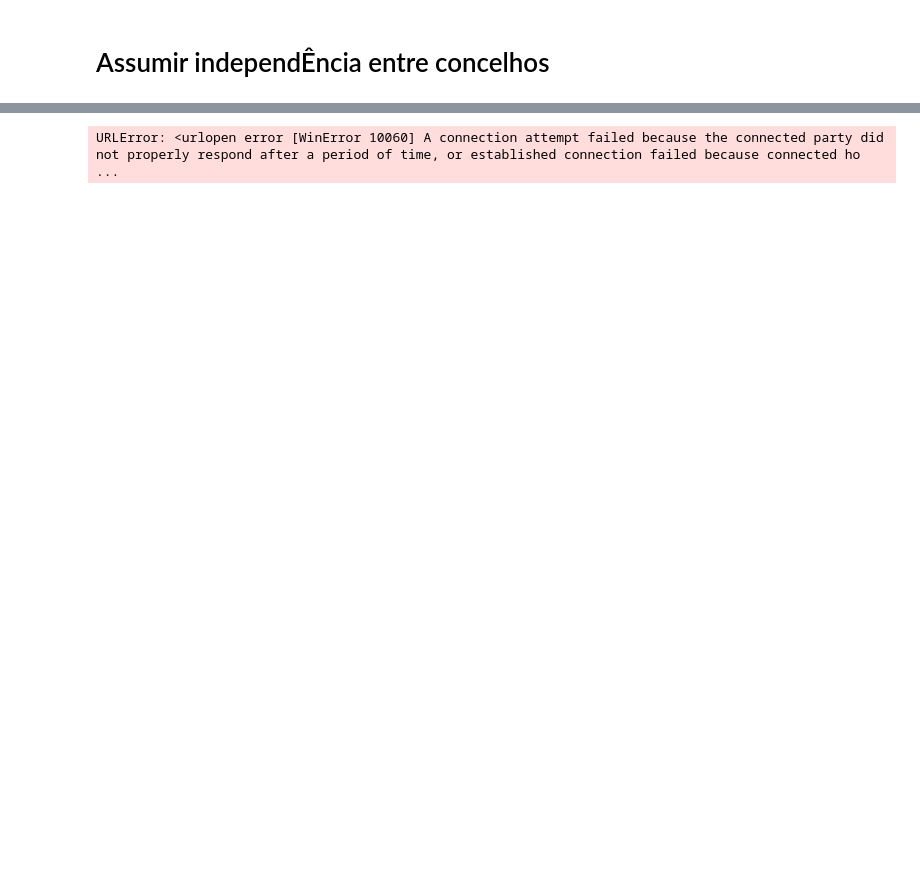
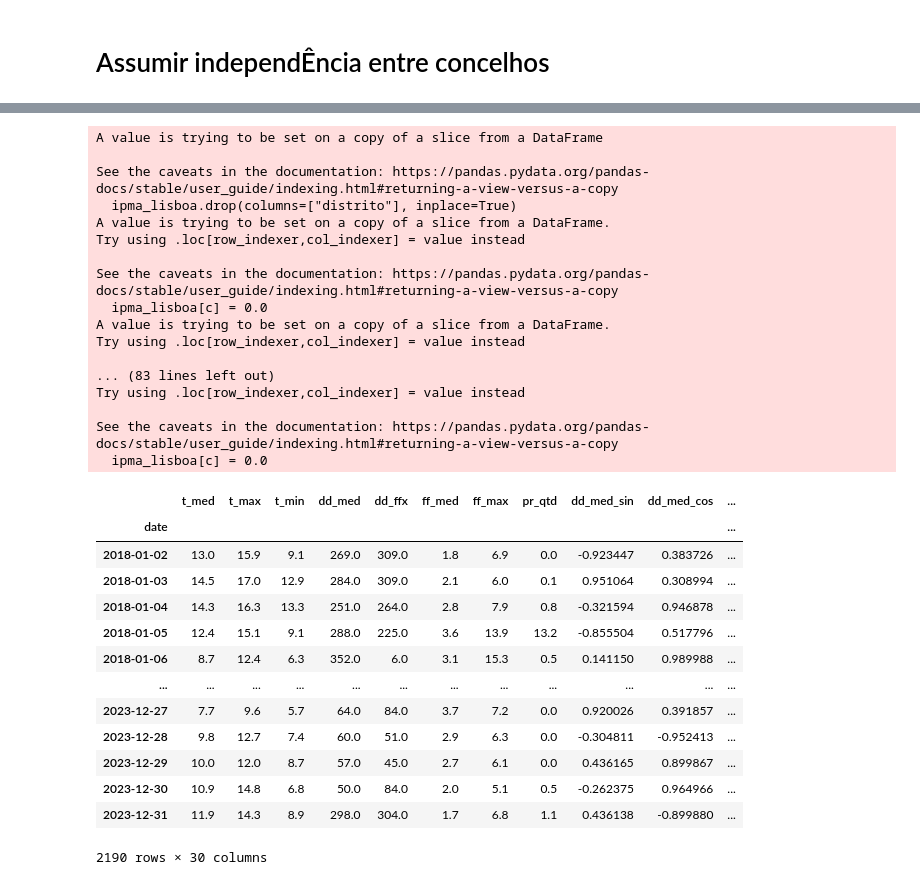
Before and after one commit to Vullkano/pfacd, a Jupyter notebook: src/modeling/modeling.ipynb, the cells around one changed output, grey strips where cells are left out. Cells and saved outputs as stored; diff of their text form; code cells hidden in the pictures; blank space fills up the shorter version.

Commit message:
separado em dias e features dos eventos

```diff
--- a/src/modeling/modeling.ipynb
+++ b/src/modeling/modeling.ipynb
@@ -131,13 +130,73 @@ lisboa
 # %%
 from eventdetector_ts import load_martian_bow_shock, FFN
 from eventdetector_ts.metamodel.meta_model import MetaModel
+from unidecode import unidecode
+def transform_concelhos(x):
+  return unidecode(x).upper().replace(' ', '-')
+# transform to dataset, eventos
+# first import data/dados_ipma/dados_ipma_imputado.feather
+ipma = clean_names(feather.read_feather(here("data/dados_ipma/dados_ipma_imputado.feather")))
+# filter > 2018
+ipma = ipma[ipma.date > "2018-01-01"]
+# filter to lisboa
+ipma.rename(columns={"estacao": "distrito"}, inplace=True)
+ipma.index = ipma.date
+# add sin and pos column for year and month
+ipma["sen_ano"] = np.sin(2*np.pi*ipma.index.year/12)
+ipma["cos_ano"] = np.cos(2*np.pi*ipma.index.year/12)
+ipma["sen_mes"] = np.sin(2*np.pi*ipma.index.month/12)
+ipma["cos_mes"] = np.cos(2*np.pi*ipma.index.month/12)
 
-dataset, events = load_martian_bow_shock()
+ipma.drop(columns=["index", "ano", "mes", "dia", "date"], inplace=True)
+ipma["distrito"] = ipma["distrito"].apply(transform_concelhos)
+ipma_lisboa = ipma[ipma.distrito == "LISBOA"]
+ipma_lisboa.drop(columns=["distrito"], inplace=True)
+# add columns not related to the event
+not_event_related = ["densidade_populacional", "populacao_residente", "setor_primario", "setor_secundario", "setor_terciario", "indice_de_envelhecimento", "rural", "count_zonaa", "count_zonab", "count_zonac", "total_concelho_zonas", "percentagem_zonaa", "percentagem_zonab", "percentagem_zonac", "soma_degree_rede_concelho", "n_subestacoes_concelho",  "perc_prim", "perc_sec", "perc_terc"]
+for c in not_event_related:
+  # join por ano
+  ipma_lisboa[c] = 0.0
+  for y in range(2018, 2023):
+    # they don't change over time, only change evert year
+    ipma_lisboa.loc[ipma_lisboa.index.year == y, c] = lisboa.loc[lisboa.data_do_incidente.dt.year == y, c].values[0]
 
-meta_model = MetaModel(output_dir="mex_bow_shocks", dataset=dataset, events=events, width=76, step=1,
-                       time_window=5400.0, batch_size=3000, models=[(FFN, 1)],
-                       hyperparams_ffn=(1 , 1, 20, 20, "sigmoid"))
+ipma_lisboa = ipma_lisboa.drop_constant_columns()
+ipma_lisboa
 
-meta_model.fit()
+# meta_model = MetaModel(output_dir="mex_bow_shocks", dataset=dataset, events=events, width=76, step=1,
+#                        time_window=5400.0, batch_size=3000, models=[(FFN, 1)],
+#                        hyperparams_ffn=(1 , 1, 20, 20, "sigmoid"))
+#
+# meta_model.fit()
 # %% [output]
-URLError: <urlopen error [WinError 10060] A connection attempt failed because the connected party did not properly respond after a period of time, or established connection failed because connected ho ...
+A value is trying to be set on a copy of a slice from a DataFrame
+
+See the caveats in the documentation: https://pandas.pydata.org/pandas-docs/stable/user_guide/indexing.html#returning-a-view-versus-a-copy
+  ipma_lisboa.drop(columns=["distrito"], inplace=True)
+A value is trying to be set on a copy of a slice from a DataFrame.
+Try using .loc[row_indexer,col_indexer] = value instead
+
+See the caveats in the documentation: https://pandas.pydata.org/pandas-docs/stable/user_guide/indexing.html#returning-a-view-versus-a-copy
+  ipma_lisboa[c] = 0.0
+A value is trying to be set on a copy of a slice from a DataFrame.
+Try using .loc[row_indexer,col_indexer] = value instead
+
+... (83 lines left out)
+Try using .loc[row_indexer,col_indexer] = value instead
+
+See the caveats in the documentation: https://pandas.pydata.org/pandas-docs/stable/user_guide/indexing.html#returning-a-view-versus-a-copy
+  ipma_lisboa[c] = 0.0
+|  | t_med | t_max | t_min | dd_med | dd_ffx | ff_med | ff_max | pr_qtd | dd_med_sin | dd_med_cos | ... |
+| date |  |  |  |  |  |  |  |  |  |  | ... |
+| 2018-01-02 | 13.0 | 15.9 | 9.1 | 269.0 | 309.0 | 1.8 | 6.9 | 0.0 | -0.923447 | 0.383726 | ... |
+| 2018-01-03 | 14.5 | 17.0 | 12.9 | 284.0 | 309.0 | 2.1 | 6.0 | 0.1 | 0.951064 | 0.308994 | ... |
+| 2018-01-04 | 14.3 | 16.3 | 13.3 | 251.0 | 264.0 | 2.8 | 7.9 | 0.8 | -0.321594 | 0.946878 | ... |
+| 2018-01-05 | 12.4 | 15.1 | 9.1 | 288.0 | 225.0 | 3.6 | 13.9 | 13.2 | -0.855504 | 0.517796 | ... |
+| 2018-01-06 | 8.7 | 12.4 | 6.3 | 352.0 | 6.0 | 3.1 | 15.3 | 0.5 | 0.141150 | 0.989988 | ... |
+| ... | ... | ... | ... | ... | ... | ... | ... | ... | ... | ... | ... |
+| 2023-12-27 | 7.7 | 9.6 | 5.7 | 64.0 | 84.0 | 3.7 | 7.2 | 0.0 | 0.920026 | 0.391857 | ... |
+| 2023-12-28 | 9.8 | 12.7 | 7.4 | 60.0 | 51.0 | 2.9 | 6.3 | 0.0 | -0.304811 | -0.952413 | ... |
+| 2023-12-29 | 10.0 | 12.0 | 8.7 | 57.0 | 45.0 | 2.7 | 6.1 | 0.0 | 0.436165 | 0.899867 | ... |
+| 2023-12-30 | 10.9 | 14.8 | 6.8 | 50.0 | 84.0 | 2.0 | 5.1 | 0.5 | -0.262375 | 0.964966 | ... |
+| 2023-12-31 | 11.9 | 14.3 | 8.9 | 298.0 | 304.0 | 1.7 | 6.8 | 1.1 | 0.436138 | -0.899880 | ... |
+2190 rows × 30 columns
```
Also changed, not shown: parts of 6 cells of this notebook.
